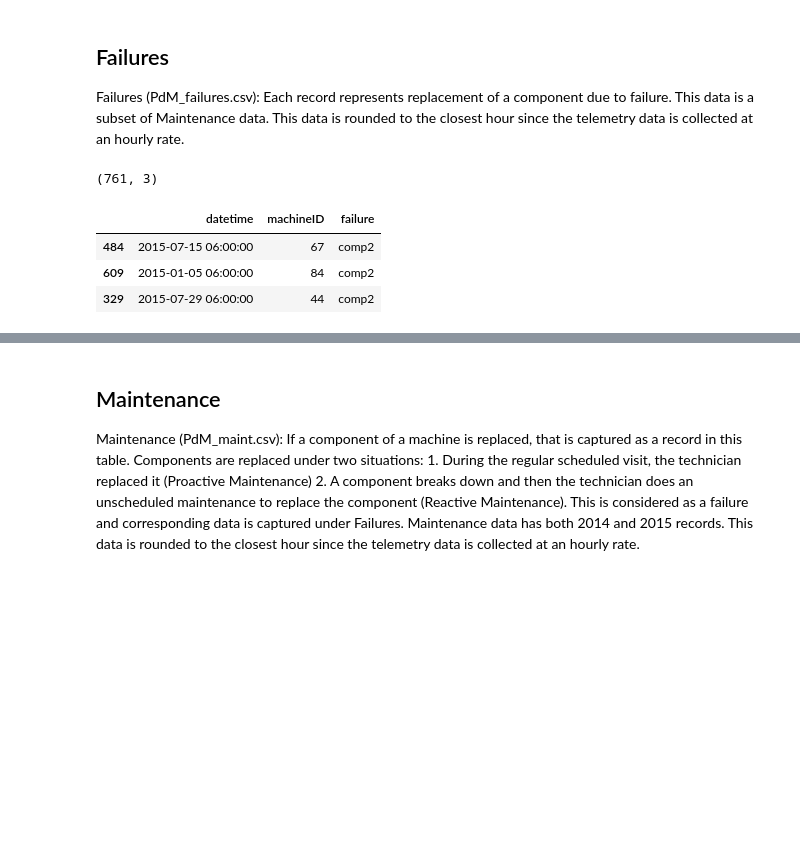
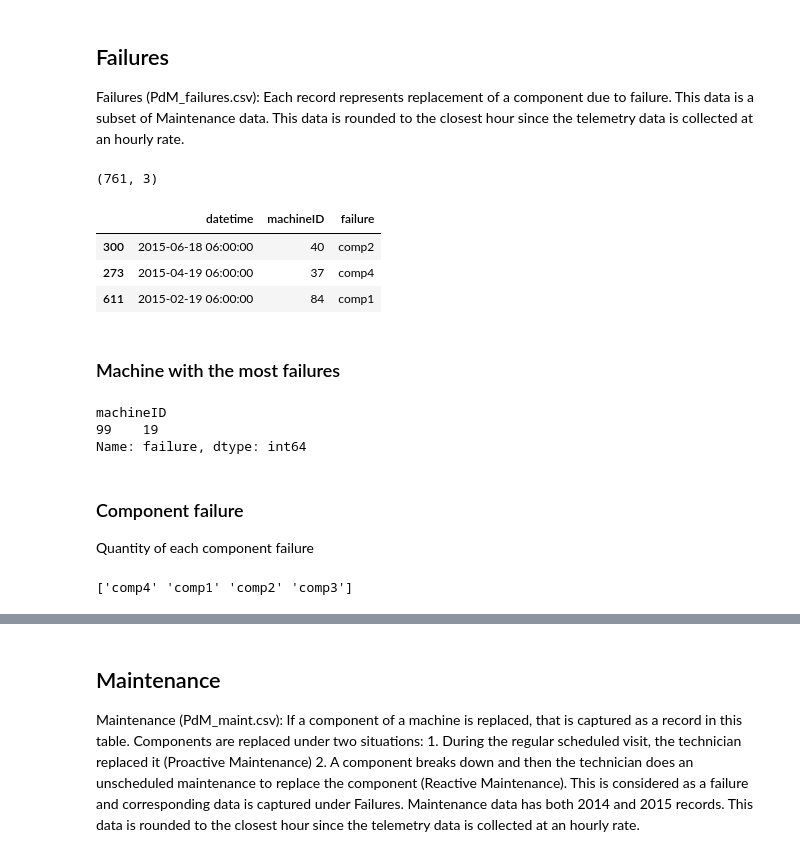
Before and after one commit to RafaelSilvaGodoy/PO235-previsao-falhas, a Jupyter notebook: scripts/etl.ipynb, the cells around one changed output, grey strips where cells are left out. Saved outputs shown, nothing was run; the diff lists cells and outputs as text; code cells hidden in the pictures; blank space fills up the shorter version.

```diff
--- a/scripts/etl.ipynb
+++ b/scripts/etl.ipynb
@@ -52,12 +131,30 @@ df_errors.sample(3)
 
 Failures (PdM_failures.csv): Each record represents replacement of a component due to failure. This data is a subset of Maintenance data. This data is rounded to the closest hour since the telemetry data is collected at an hourly rate.
 # %%
-df_failures = pd.read_csv("../dataset/raw/PdM_failures.csv")
+df_failures = pd.read_csv("./dataset/raw/PdM_failures.csv")
 print(df_failures.shape)
 df_failures.sample(3)
 # %% [output]
 (761, 3)
 |  | datetime | machineID | failure |
-| 484 | 2015-07-15 06:00:00 | 67 | comp2 |
-| 609 | 2015-01-05 06:00:00 | 84 | comp2 |
-| 329 | 2015-07-29 06:00:00 | 44 | comp2 |
+| 300 | 2015-06-18 06:00:00 | 40 | comp2 |
+| 273 | 2015-04-19 06:00:00 | 37 | comp4 |
+| 611 | 2015-02-19 06:00:00 | 84 | comp1 |
+# %% [markdown]
+### Machine with the most failures
+# %%
+machine_failure = df_failures.groupby("machineID").count()["failure"]
+machine_failure[machine_failure == max(machine_failure)]
+# %% [output]
+machineID
+99    19
+Name: failure, dtype: int64
+# %% [markdown]
+### Component failure
+
+Quantity of each component failure
+# %%
+n_failure = df_failures['failure'].unique()
+print(n_failure)
+# %% [output]
+['comp4' 'comp1' 'comp2' 'comp3']
```
Also changed, not shown: parts of 26 cells of this notebook.
